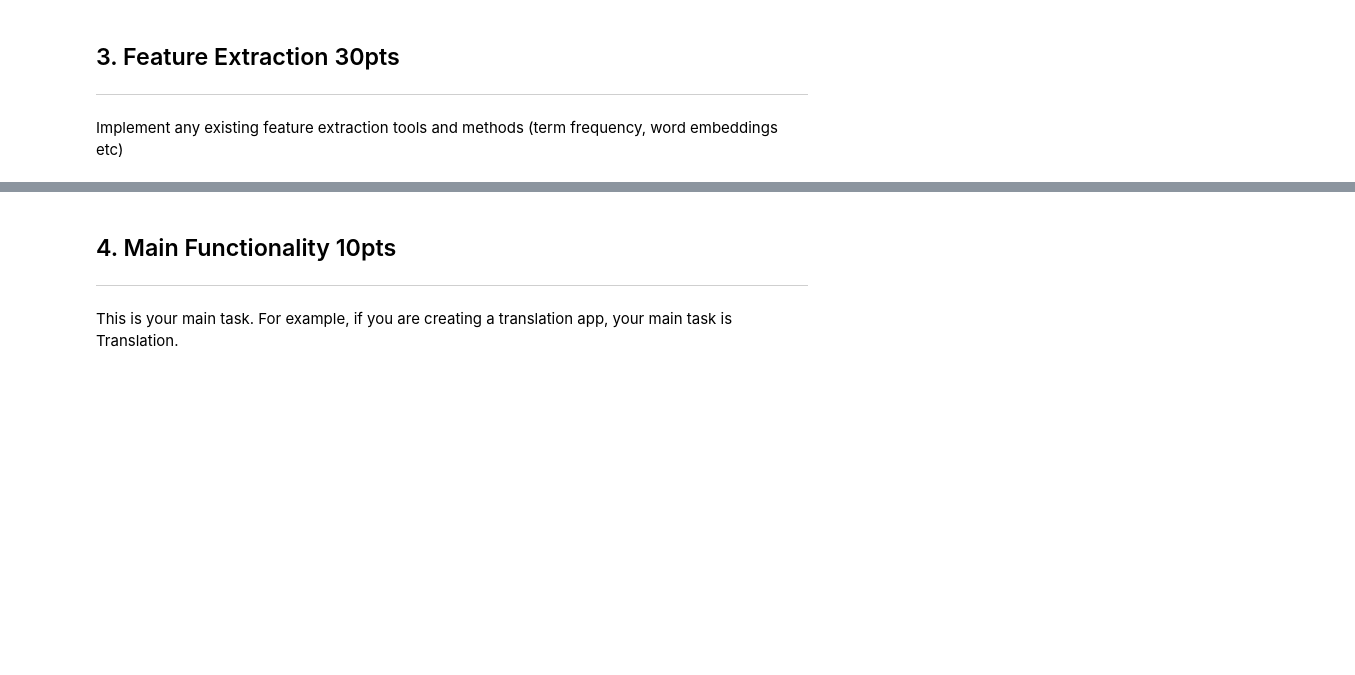
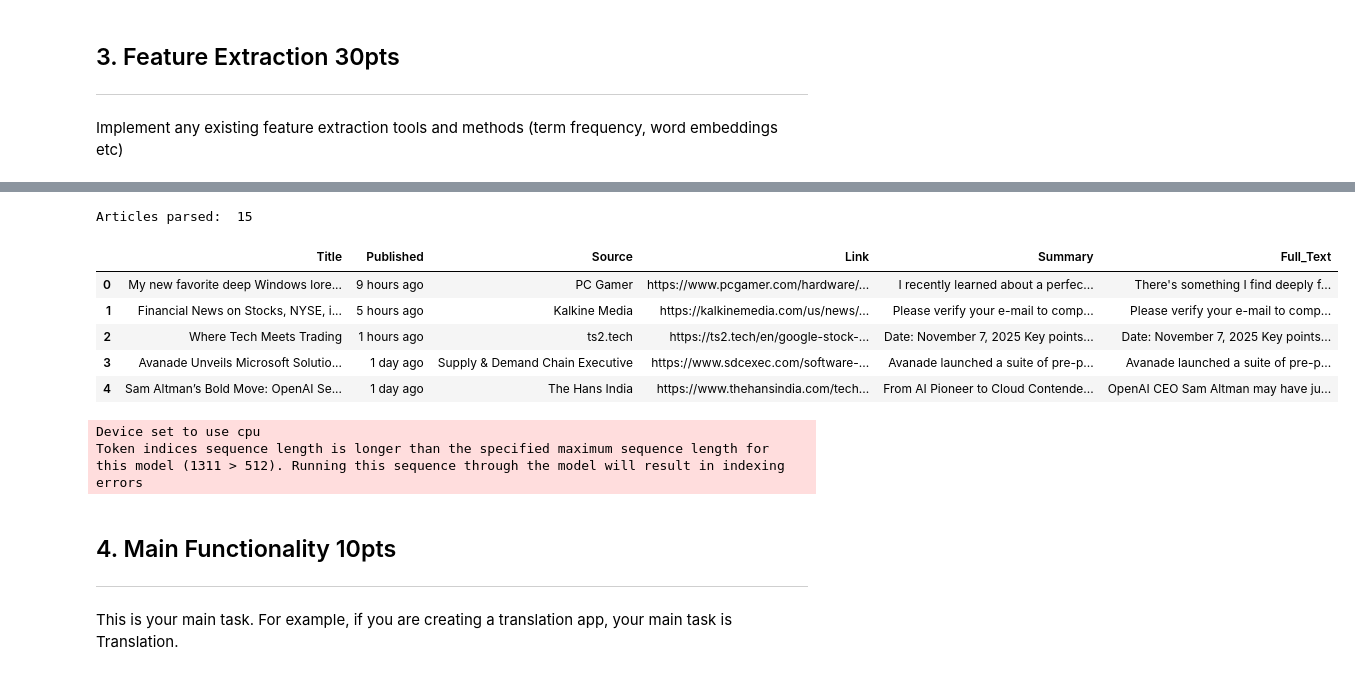
Before and after one commit to anshikabajpai23/CareerChat, a Jupyter notebook: Scraping_Code.ipynb, the cells around one changed output, grey strips where cells are left out. Cells and saved outputs as stored; diff of their text form; code cells hidden in the pictures; blank space fills up the shorter version.

```diff
--- a/Scraping_Code.ipynb
+++ b/Scraping_Code.ipynb
@@ -202,10 +206,6 @@ config.browser_user_agent = user_agent
 config.request_timeout = 30
 company = "Microsoft" #TODO replace with dynamic company input
 role = "Software Engineer" #TODO replace with dynamic role input
-
-# search parameters
-# TODO create a list of company queries with different paremeters (e.g. business news, finance news, technology news, etc.) and cast a wider net of articles to gather
-company_query = f"{company} Latest News"
 end_date_str = datetime.now().strftime('%m/%d/%Y')
 start_date_str = (datetime.now() - relativedelta(months=3)).strftime('%m/%d/%Y')
 
@@ -216,24 +216,30 @@ adapter = HTTPAdapter(max_retries=retries)
 session.mount('http://', adapter)
 session.mount('https://', adapter)
 
-# search 5 pages of Google News results for the company's latest news
-gn = GoogleNews(start=start_date_str, end=end_date_str)
-gn.search(company_query)
-pages_to_fetch = 5
+# obtain articles
+news_items = []
+seen_articles = []
 
-news_items = []
-seen_links = []
-for page in range(1, pages_to_fetch + 1):
-    gn.getpage(page)
-    items = gn.results()
-    if not items:
-        continue
-    for item in items:
-        link = item.get('link')
-        if not link or link in seen_links:
+# create a list of company queries with different paremeters to search on Google News, casting a wide net of topics
+company_queries = [f"{company} Latest News",f"{company} Business News",f"{company} Technology News",f"{company} Finance News",f"{company} {role} News"]
+
+for company_query in company_queries:
+    # search Google News results for the company's news of this query
+    gn = GoogleNews(start=start_date_str, end=end_date_str)
+    gn.search(company_query)
+    pages_to_fetch = 1
+    for page in range(1, pages_to_fetch + 1):
+        gn.getpage(page)
+        items = gn.results()
+        if not items:
             continue
-        seen_links.append(link)
-        news_items.append(item)
+        for item in items:
+            link = item.get('link')
+            title = item.get('title')
+            if not link or title in seen_articles:
+                continue
+            seen_articles.append(title)
+            news_items.append(item)
 
 # iterate over each article and parse using newspaper library
 parsed_articles = []
@@ -262,33 +268,41 @@ for i, item in enumerate(news_items):
         if not article.text and not article.title:
             continue
 
         parsed_articles.append({
             'Title': article.title,
             'Published': item.get('date', 'N/A'),
             'Source': item.get('media', 'N/A'),
             'Link': article_link,
             'Summary': article.summary,
             'Full_Text': article.text
         })
 
     except Exception as e:
         # store failed articles in separate list
         failed_articles.append({
             'Title': item.get('title', 'N/A'),
             'Published': item.get('date', 'N/A'),
             'Source': item.get('media', 'N/A'),
             'Link': article_link,
             'Summary': "Scraping failed.",
             'Full_Text': f"Error during parsing/download: {e}"
         })
 
     # add a random pause between 2 and 6 seconds to mitigate blocks/throttling
     time_to_wait = random.uniform(2, 6)
     time.sleep(time_to_wait)
 
 print("Articles parsed: ", len(parsed_articles))
 df = pd.DataFrame(parsed_articles)
 df.head()
+# %% [output]
+Articles parsed:  15
+|  | Title | Published | Source | Link | Summary | Full_Text |
+| 0 | My new favorite deep Windows lore... | 9 hours ago | PC Gamer | https://www.pcgamer.com/hardware/... | I recently learned about a perfec... | There's something I find deeply f... |
+| 1 | Financial News on Stocks, NYSE, i... | 5 hours ago | Kalkine Media | https://kalkinemedia.com/us/news/... | Please verify your e-mail to comp... | Please verify your e-mail to comp... |
+| 2 | Where Tech Meets Trading | 1 hours ago | ts2.tech | https://ts2.tech/en/google-stock-... | Date: November 7, 2025 Key points... | Date: November 7, 2025 Key points... |
+| 3 | Avanade Unveils Microsoft Solutio... | 1 day ago | Supply & Demand Chain Executive | https://www.sdcexec.com/software-... | Avanade launched a suite of pre-p... | Avanade launched a suite of pre-p... |
+| 4 | Sam Altman’s Bold Move: OpenAI Se... | 1 day ago | The Hans India | https://www.thehansindia.com/tech... | From AI Pioneer to Cloud Contende... | OpenAI CEO Sam Altman may have ju... |
 # %%
 summarizer = pipeline("text2text-generation", model="google/flan-t5-large")
 
@@ -307,6 +321,9 @@ for article in parsed_articles:
     summary_result = summarizer(prompt,max_length=130)
 
     summaries.append((article.get('Link'), summary_result[0].get('generated_text')))
+# %% [output]
+Device set to use cpu
+Token indices sequence length is longer than the specified maximum sequence length for this model (1311 > 512). Running this sequence through the model will result in indexing errors
 # %%
 print(summaries)
 # %%
```
Also changed, not shown: parts of 1 cell of this notebook.
